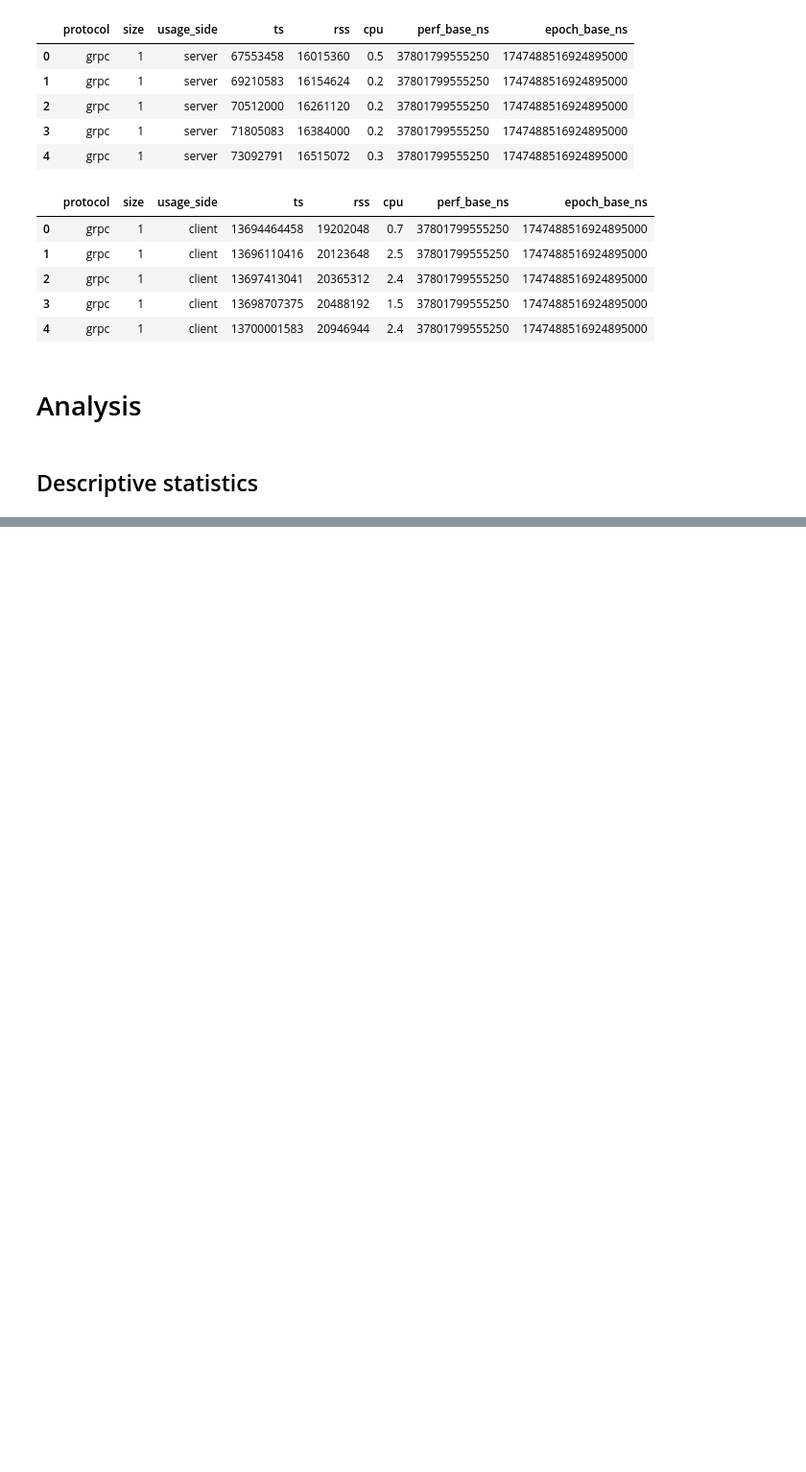
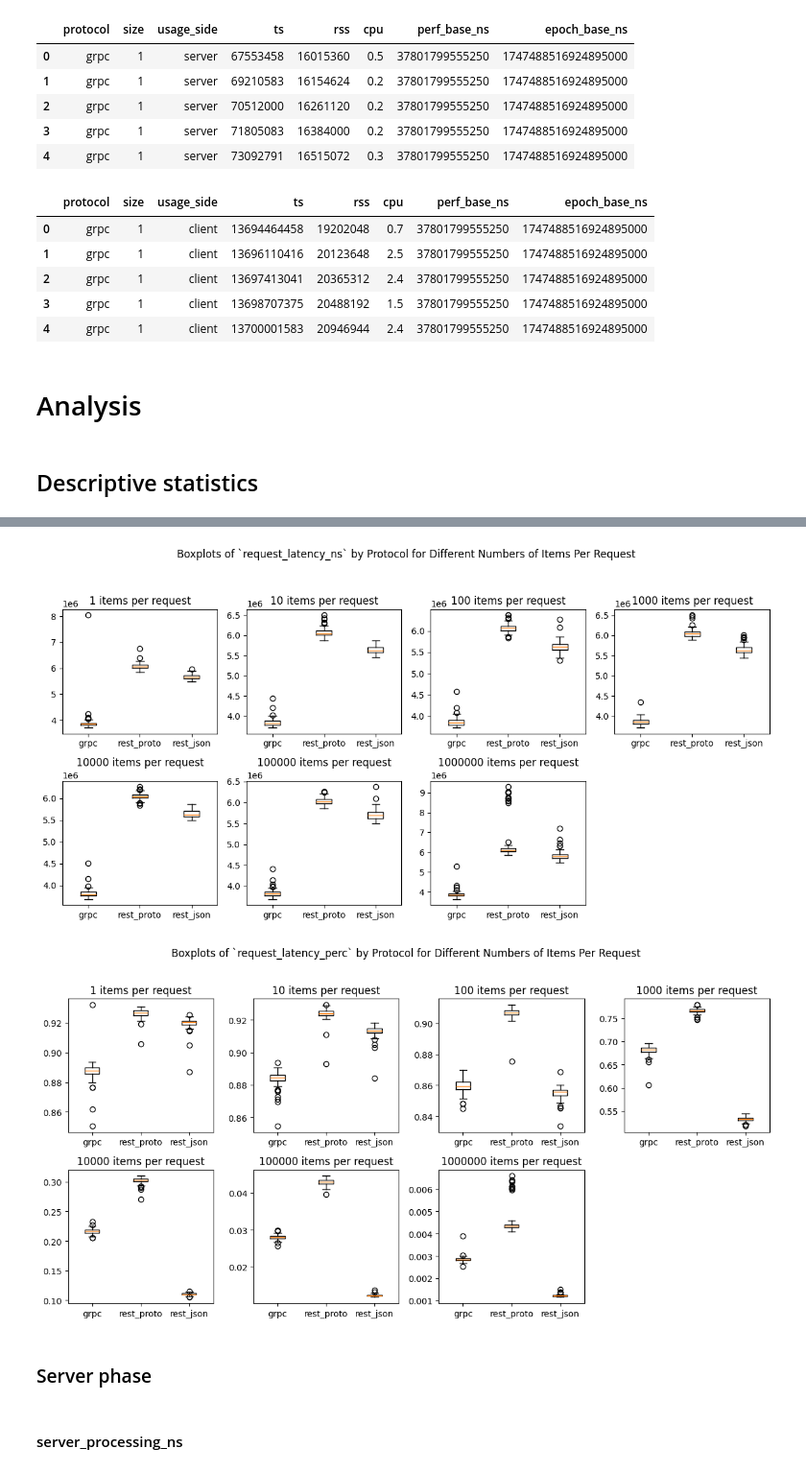
Before and after one commit to haochencoding/benchmark_grpc_proto_rest_json, a Jupyter notebook: data_analysis.ipynb, the cells around one changed output, grey strips where cells are left out. Shown at 96% size. Drawn from its saved outputs; the diff is of its cells as text; code cells hidden in the pictures; blank space fills up the shorter version.

```diff
--- a/data_analysis.ipynb
+++ b/data_analysis.ipynb
@@ -292,0 +218,10 @@ boxplots_by_size(df_latency, protocols=['grpc', 'rest_proto', 'rest_json'], col=
+# %%
+boxplots_by_size(df_latency, col='request_latency_ns')
+boxplots_by_size(df_latency, col='request_latency_perc')
+# %% [output]
+[figure, added]
+[figure, added]
+# %% [markdown]
+### Server phase
+# %% [markdown]
+#### server_processing_ns
```
Also changed, not shown: parts of 62 cells of this notebook, 1 other file.
